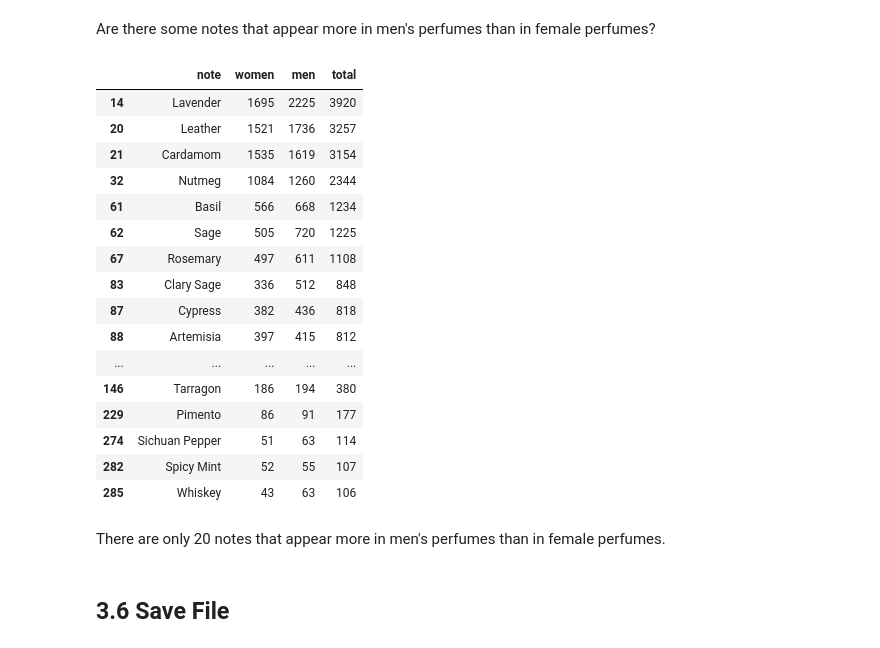
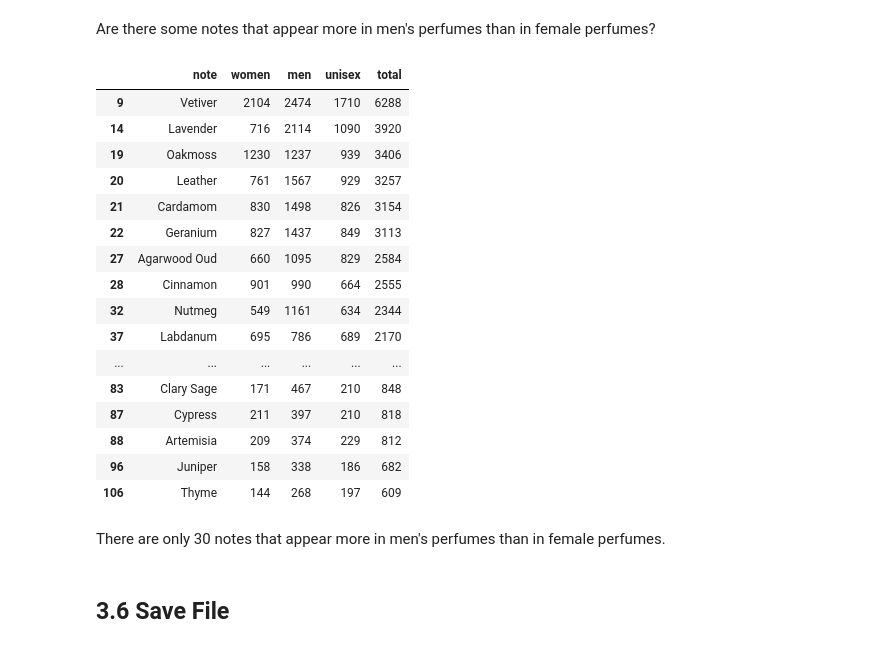
Before and after one commit to rporuthur/Springboard, a Jupyter notebook: SecondCapstone/notebook/3_EDA.ipynb, the cells around one changed output. Saved outputs shown, nothing was run; the diff lists cells and outputs as text; code cells hidden in the pictures.

```diff
--- a/SecondCapstone/notebook/3_EDA.ipynb
+++ b/SecondCapstone/notebook/3_EDA.ipynb
@@ -295,18 +307,25 @@ def get_count(label_count):
     else:
         count['men'] = 0
 
+    if 'unisex' in labels:
+        count['unisex'] = label_count['unisex']
+    else:
+        count['unisex'] = 0
+
     return count
 # %%
 women_count= []
 men_count= []
+unisex_count= []
 
 for note in notes_set:
     label_count = get_count(df.loc[df.notes_list.map(lambda x: True if note in x else False), 'label'].value_counts())
     women_count.append(label_count['women'])
     men_count.append(label_count['men'])
+    unisex_count.append(label_count['unisex'])
 
-note_count = pd.DataFrame({'note': list(notes_set), 'women': women_count, 'men': men_count})
-note_count ['total'] = note_count[['women', 'men']].sum(axis=1)
+note_count = pd.DataFrame({'note': list(notes_set), 'women': women_count, 'men': men_count, 'unisex': unisex_count})
+note_count ['total'] = note_count[['women', 'men', 'unisex']].sum(axis=1)
 note_count = note_count.sort_values(by='total', ascending=False).reset_index(drop=True)
 
 #     plt.figure(figsize=(10,5))
@@ -353,4 +369,0 @@ But we also note that the second note is an empty string. This not a valid infor
-# %%
-final_notes.drop(1, inplace=True)
-final_notes.reset_index(inplace=True, drop=True)
-final_notes
@@ -377,9 +372,10 @@ See the caveats in the documentation: https://pandas.pydata.org/pandas-docs/stab
 # %% [markdown]
 Let's visualize top 25.
 # %%
-final_notes.iloc[0:25, 0:3].set_index('note').plot(kind='bar', stacked=True, figsize=(12,8), colormap='winter')
+final_notes.iloc[0:25, 0:4].set_index('note').plot(kind='bar', stacked=True, figsize=(12,8), colormap='winter')
 plt.title('Top 25 Notes in Perfumes grouped by gender')
 plt.xticks(rotation=80)
 plt.xlabel('Note')
+plt.savefig('top25_notes_by_gender.png');
 plt.show();
 # %% [output]
@@ -393,27 +389,27 @@ So there is a clear preference for specific notes by a gender.
 # %% [markdown]
 Are there some notes that appear more in men's perfumes than in female perfumes?
 # %%
-final_notes.query('men > women')
+final_notes.query('men > women and men > unisex')
 # %% [output]
-|  | note | women | men | total |
-| 14 | Lavender | 1695 | 2225 | 3920 |
-| 20 | Leather | 1521 | 1736 | 3257 |
-| 21 | Cardamom | 1535 | 1619 | 3154 |
-| 32 | Nutmeg | 1084 | 1260 | 2344 |
-| 61 | Basil | 566 | 668 | 1234 |
-| 62 | Sage | 505 | 720 | 1225 |
-| 67 | Rosemary | 497 | 611 | 1108 |
-| 83 | Clary Sage | 336 | 512 | 848 |
-| 87 | Cypress | 382 | 436 | 818 |
-| 88 | Artemisia | 397 | 415 | 812 |
-| ... | ... | ... | ... | ... |
-| 146 | Tarragon | 186 | 194 | 380 |
-| 229 | Pimento | 86 | 91 | 177 |
-| 274 | Sichuan Pepper | 51 | 63 | 114 |
-| 282 | Spicy Mint | 52 | 55 | 107 |
-| 285 | Whiskey | 43 | 63 | 106 |
+|  | note | women | men | unisex | total |
+| 9 | Vetiver | 2104 | 2474 | 1710 | 6288 |
+| 14 | Lavender | 716 | 2114 | 1090 | 3920 |
+| 19 | Oakmoss | 1230 | 1237 | 939 | 3406 |
+| 20 | Leather | 761 | 1567 | 929 | 3257 |
+| 21 | Cardamom | 830 | 1498 | 826 | 3154 |
+| 22 | Geranium | 827 | 1437 | 849 | 3113 |
+| 27 | Agarwood Oud | 660 | 1095 | 829 | 2584 |
+| 28 | Cinnamon | 901 | 990 | 664 | 2555 |
+| 32 | Nutmeg | 549 | 1161 | 634 | 2344 |
+| 37 | Labdanum | 695 | 786 | 689 | 2170 |
+| ... | ... | ... | ... | ... | ... |
+| 83 | Clary Sage | 171 | 467 | 210 | 848 |
+| 87 | Cypress | 211 | 397 | 210 | 818 |
+| 88 | Artemisia | 209 | 374 | 229 | 812 |
+| 96 | Juniper | 158 | 338 | 186 | 682 |
+| 106 | Thyme | 144 | 268 | 197 | 609 |
 # %% [markdown]
-There are only 20 notes that appear more in men's perfumes than in female perfumes.
+There are only 30 notes that appear more in men's perfumes than in female perfumes.
 # %% [markdown]
 ## 3.6 Save File<a id='3.7_Save File'></a>
 # %% [markdown]
```
Also changed, not shown: parts of 24 cells of this notebook, 2 other files.
